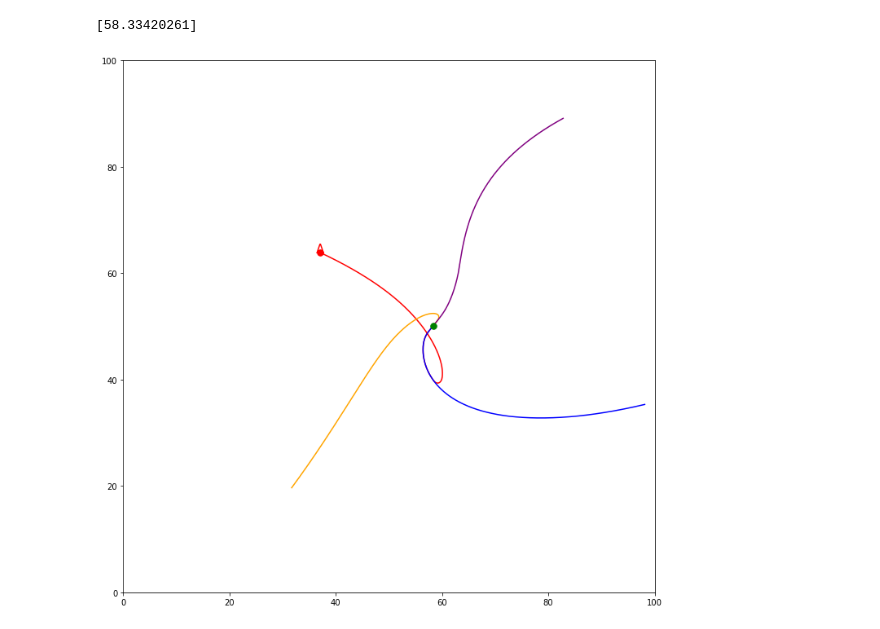
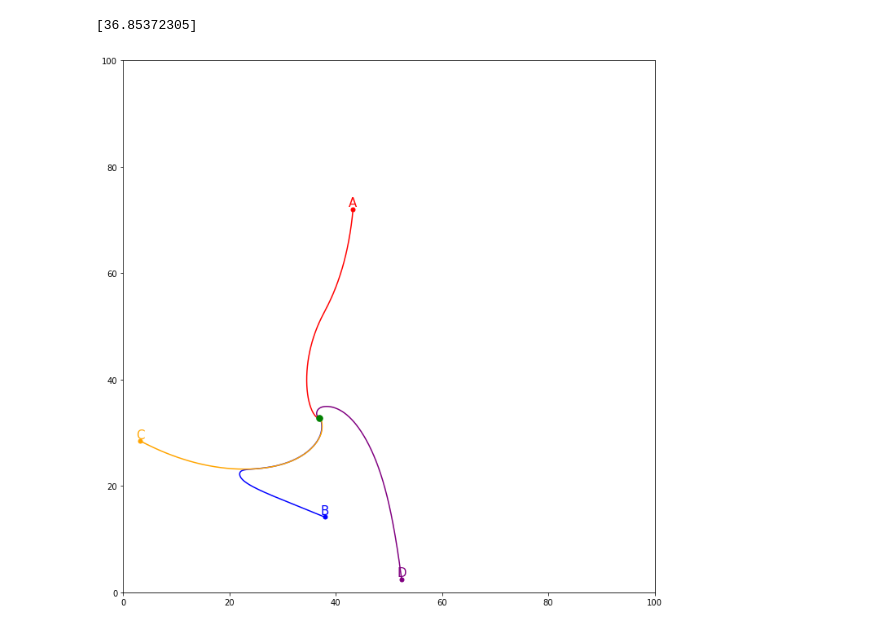
Before and after one commit to horaciomorenom/Attraction-Code, a Jupyter notebook: attraction.ipynb, the cells around one changed output. Drawn from its saved outputs; the diff is of its cells as text; code cells hidden in the pictures.

Commit message:
made the simulation stop when the points are within some distance from each other

```diff
--- a/attraction.ipynb
+++ b/attraction.ipynb
@@ -16,6 +17,8 @@ C = orb(C_initial_pos)
 
 D = orb(D_initial_pos)
 
+orbs = np.array([A, B, C, D])
+
 A.set_target(B)
 B.set_target(C)
 C.set_target(D)
@@ -23,8 +26,10 @@ D.set_target(A)
 # %%
 t = 0
 dt = 0.1
+time_array = np.array([0])
+max_dists = np.array([get_max_orb_distance(orbs)])
 # %%
-while t < 100:
+while max_dists[-1] >= 0.3:
 
     A.update_velocity()
     B.update_velocity()
@@ -37,29 +42,40 @@ while t < 100:
     D.update_position(dt)
 
     t += dt
+    time_array = np.append(time_array, t)
+
+    max_dists = np.append(max_dists, get_max_orb_distance(orbs))
 # %%
 fig = plt.figure(figsize=(12,12))
 
 plt.plot(A.x_positions, A.y_positions, color='red')
-plt.plot(A.x_positions[0], A.y_positions[0], color='red', marker=".", markersize=15)
-plt.text(A.x_positions[0], A.y_positions[0], 'A', fontsize = 15, color='red',ha='center', va = 'top')
+plt.plot(A.x_positions[0], A.y_positions[0], color='red', marker=".", markersize=10)
+plt.text(A.x_positions[0], A.y_positions[0], 'A', fontsize = 15, color='red',ha='center', va = 'bottom')
 plt.plot(B.x_positions, B.y_positions, color='blue')
+plt.plot(B.x_positions[0], B.y_positions[0], color='blue', marker=".", markersize=10)
+plt.text(B.x_positions[0], B.y_positions[0], 'B', fontsize = 15, color='blue',ha='center', va = 'bottom')
 plt.plot(C.x_positions, C.y_positions, color='orange')
+plt.plot(C.x_positions[0], C.y_positions[0], color='orange', marker=".", markersize=10)
+plt.text(C.x_positions[0], C.y_positions[0], 'C', fontsize = 15, color='orange',ha='center', va = 'bottom')
 plt.plot(D.x_positions, D.y_positions, color='purple')
+plt.plot(D.x_positions[0], D.y_positions[0], color='purple', marker=".", markersize=10)
+plt.text(D.x_positions[0], D.y_positions[0], 'D', fontsize = 15, color='purple',ha='center', va = 'bottom')
 plt.gca().set_aspect("equal")
 plt.xlim([0, 100])
 plt.ylim([0, 100])
 
 
 
 plt.plot(A.position[0], A.position[1], color='green', marker=".", markersize=15)
 plt.show
 
 a = np.array([])
 
 a = np.append(a, A.position[0])
 
-print(a)
+print(a)\
+
+plt.savefig('path.png')
 # %% [output]
-[58.33420261]
+[36.85372305]
-[figure, old version]
+[figure, new version]
```
Also changed, not shown: parts of 2 cells of this notebook, 1 other file.
